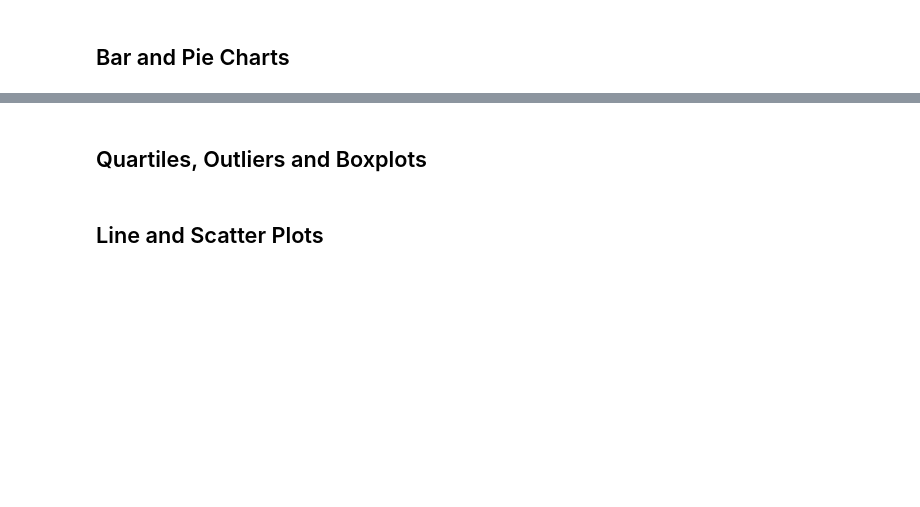
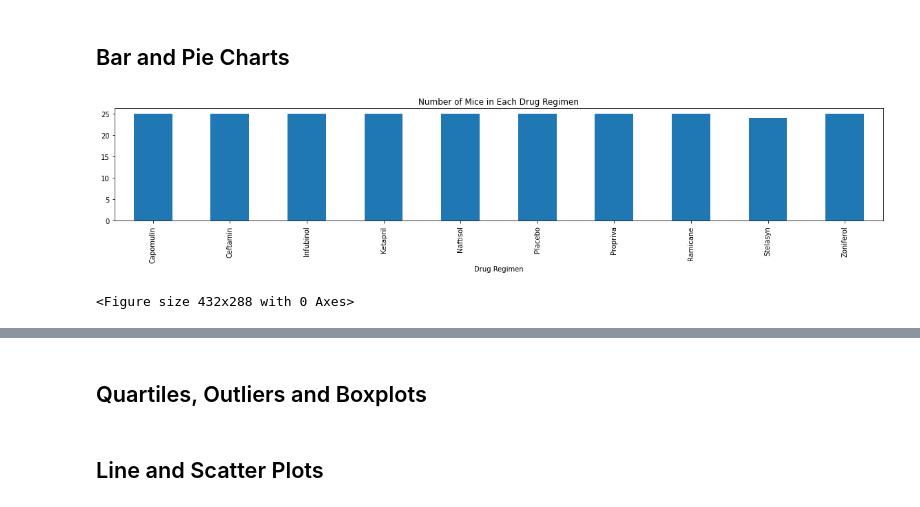
Before and after one commit to rodgerskent/matplotlib_challenge, a Jupyter notebook: Pymaceuticals/pymaceuticals_starter.ipynb, the cells around one changed output, grey strips where cells are left out. Cells and saved outputs as stored; diff of their text form; code cells hidden in the pictures; blank space fills up the shorter version.

```diff
--- a/Pymaceuticals/pymaceuticals_starter.ipynb
+++ b/Pymaceuticals/pymaceuticals_starter.ipynb
@@ -172,0 +170,26 @@ SyntaxError: invalid syntax (<ipython-input-98-1f4777f2de47>, line 20)
+# %%
+# Generate a bar plot showing the total number of unique mice tested on each drug regimen using pandas.
+
+# Filter the DataFrame down only to those columns and rows desired for the chart
+#deduped.head()
+organizedthree = organizedtwo.groupby(["Drug Regimen"]).count()["Mouse ID"]
+#organizedthree.head(15)
+organized = combined[["Mouse ID", "Drug Regimen"]]
+#organized.head()
+organizedtwo = organized.drop_duplicates("Mouse ID")
+#organizedtwo.head()
+organizedthree = organizedtwo.groupby(["Drug Regimen"]).count()["Mouse ID"]
+#organizedthree.head(15)
+
+# Use DataFrame.plot() in order to create a bar chart of the data
+organizedthree.plot(kind="bar", figsize=(20,3))
+
+# Set a title for the chart
+plt.title("Number of Mice in Each Drug Regimen")
+
+# Present the chart in desired format
+plt.show()
+plt.tight_layout()
+# %% [output]
+[figure, added]
+<Figure size 432x288 with 0 Axes>
```
Also changed, not shown: parts of 8 cells of this notebook.
